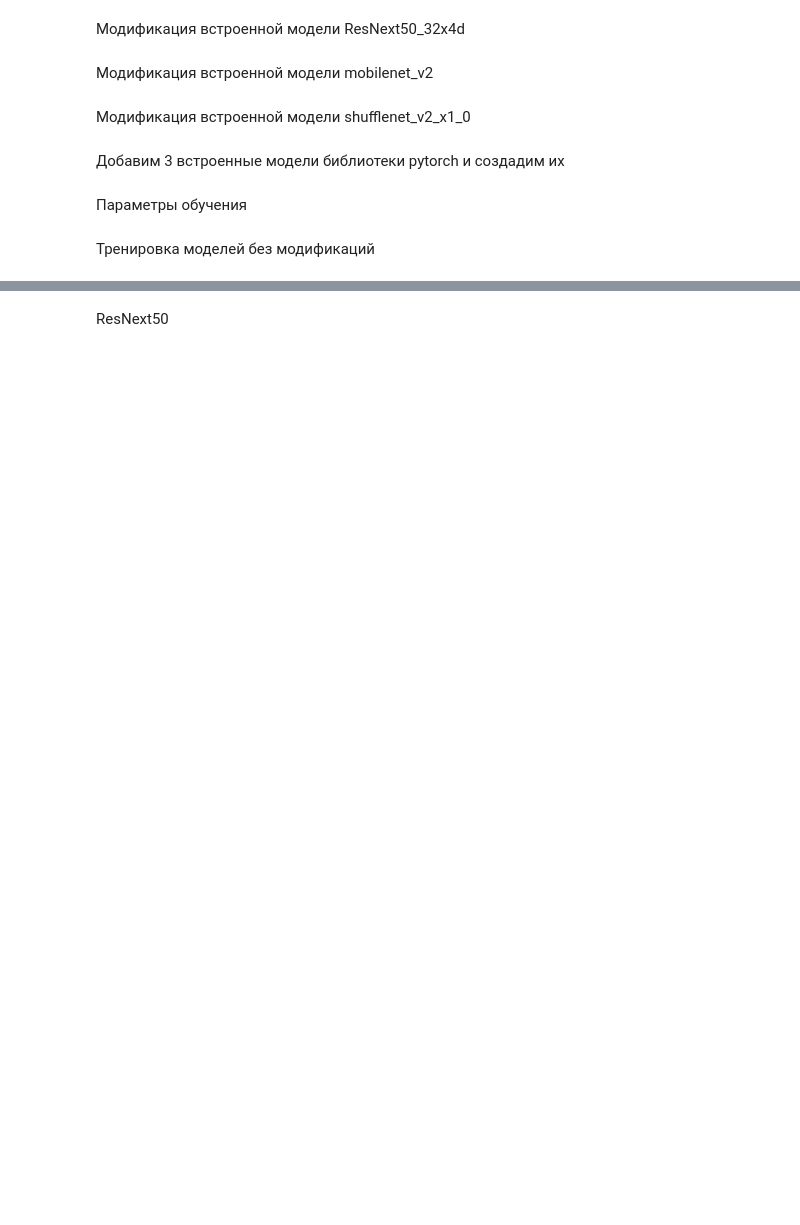
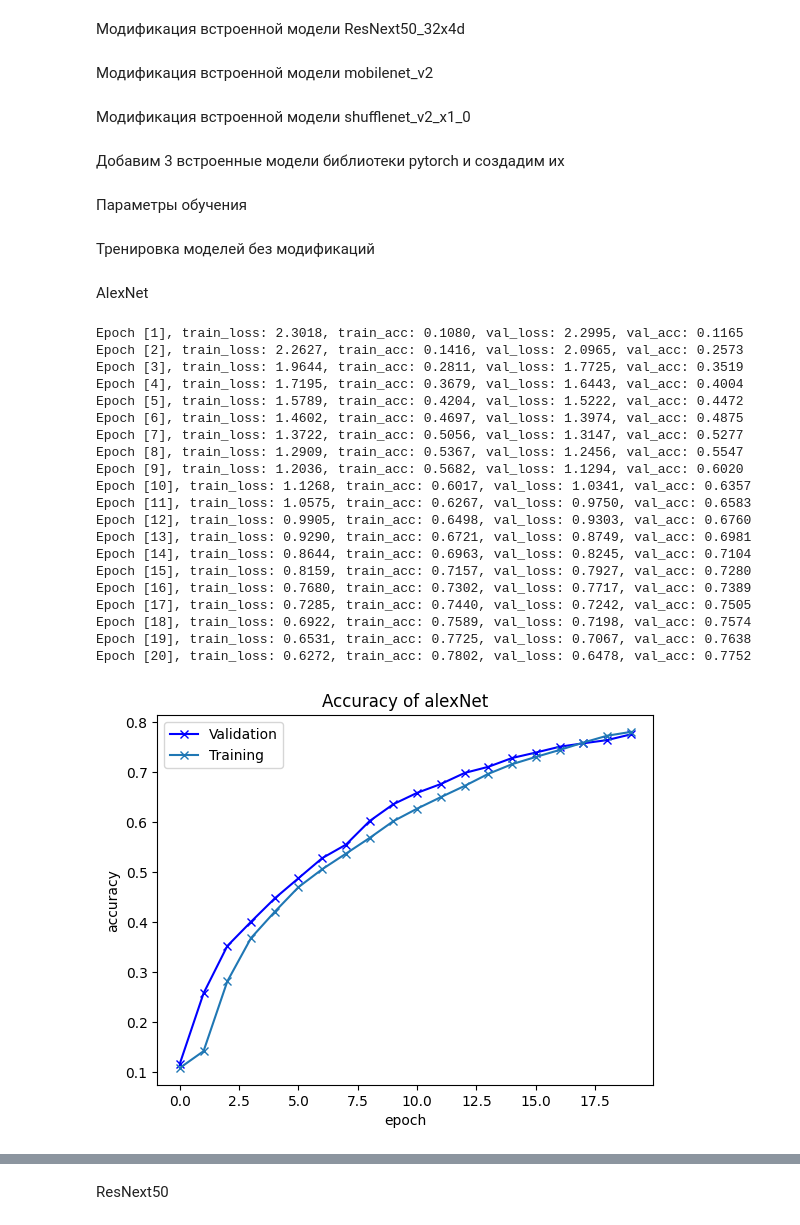
Before and after one commit to Serebro1/Deeplearn_lab4, a Jupyter notebook: transferModels.ipynb, the cells around one changed output, grey strips where cells are left out. Drawn from its saved outputs; the diff is of its cells as text; code cells hidden in the pictures; blank space fills up the shorter version.

```diff
--- a/transferModels.ipynb
+++ b/transferModels.ipynb
@@ -256,3 +259,21 @@ class AlexNet(nn.Module):
+# %%
+class AlexNet(ImageClassificationBase):
+    def __init__(self, num_classes: int) -> None:
+        model = models.alexnet()
+        model.classifier[6] = nn.Linear(model.classifier[6].in_features, num_classes)
+        super().__init__(model, "alexNet")
+
+class AlexNetMods(ImageClassificationBase):
+    def __init__(self, num_classes: int) -> None:
+        model = models.alexnet(weights = models.AlexNet_Weights.IMAGENET1K_V1)
+        model.classifier[6] = nn.Linear(model.classifier[6].in_features, num_classes)
+        for param in model.parameters():
+            param.requires_grad = False
+
+        for param in model.classifier.parameters():
+            param.requires_grad = True
+
+        super().__init__(model, "alexNet")
 # %% [markdown]
 Модификация встроенной модели ResNext50_32x4d
 # %%
@@ -329,7 +350,7 @@ class ShuffleNetV2Mods(ImageClassificationBase):
 # shuffle_netv2 = torch.hub.load('pytorch/vision:v0.10.0', 'shufflenet_v2_x1_0', pretrained=True)
 # shuffle_netv2 .eval()
 
-alex_net = ImageClassificationBase(AlexNet(), "alexNet")
+alex_net = AlexNet(10)
 res_next50 = ResNext50(10)
 mobile_net = MobileNetV2(10)
 shuffle_net = ShuffleNetV2(10)
@@ -348,0 +370,37 @@ lr = 0.001
+# %% [markdown]
+AlexNet
+# %%
+%%time
+history = fit_one_cycle(epochs, alex_net, trainloader, testloader, lr)
+
+plot_accuracies(history, alex_net.name)
+plt.show()
+plot_losses(history, alex_net.name)
+plt.show()
+
+best_accurate_model = AlexNet(10)
+best_accurate_model.model.load_state_dict(torch.load(MODEL_EXP_PATH + "/baseline_"+ alex_net.name +"_accuracy", weights_only = True))
+print("best acc in " + alex_net.name)
+print(evaluate(best_accurate_model, testloader))
+# %% [output]
+Epoch [1], train_loss: 2.3018, train_acc: 0.1080, val_loss: 2.2995, val_acc: 0.1165
+Epoch [2], train_loss: 2.2627, train_acc: 0.1416, val_loss: 2.0965, val_acc: 0.2573
+Epoch [3], train_loss: 1.9644, train_acc: 0.2811, val_loss: 1.7725, val_acc: 0.3519
+Epoch [4], train_loss: 1.7195, train_acc: 0.3679, val_loss: 1.6443, val_acc: 0.4004
+Epoch [5], train_loss: 1.5789, train_acc: 0.4204, val_loss: 1.5222, val_acc: 0.4472
+Epoch [6], train_loss: 1.4602, train_acc: 0.4697, val_loss: 1.3974, val_acc: 0.4875
+Epoch [7], train_loss: 1.3722, train_acc: 0.5056, val_loss: 1.3147, val_acc: 0.5277
+Epoch [8], train_loss: 1.2909, train_acc: 0.5367, val_loss: 1.2456, val_acc: 0.5547
+Epoch [9], train_loss: 1.2036, train_acc: 0.5682, val_loss: 1.1294, val_acc: 0.6020
+Epoch [10], train_loss: 1.1268, train_acc: 0.6017, val_loss: 1.0341, val_acc: 0.6357
+Epoch [11], train_loss: 1.0575, train_acc: 0.6267, val_loss: 0.9750, val_acc: 0.6583
+Epoch [12], train_loss: 0.9905, train_acc: 0.6498, val_loss: 0.9303, val_acc: 0.6760
+Epoch [13], train_loss: 0.9290, train_acc: 0.6721, val_loss: 0.8749, val_acc: 0.6981
+Epoch [14], train_loss: 0.8644, train_acc: 0.6963, val_loss: 0.8245, val_acc: 0.7104
+Epoch [15], train_loss: 0.8159, train_acc: 0.7157, val_loss: 0.7927, val_acc: 0.7280
+Epoch [16], train_loss: 0.7680, train_acc: 0.7302, val_loss: 0.7717, val_acc: 0.7389
+Epoch [17], train_loss: 0.7285, train_acc: 0.7440, val_loss: 0.7242, val_acc: 0.7505
+Epoch [18], train_loss: 0.6922, train_acc: 0.7589, val_loss: 0.7198, val_acc: 0.7574
+Epoch [19], train_loss: 0.6531, train_acc: 0.7725, val_loss: 0.7067, val_acc: 0.7638
+Epoch [20], train_loss: 0.6272, train_acc: 0.7802, val_loss: 0.6478, val_acc: 0.7752
+[figure, added]
```
Also changed, not shown: parts of 21 cells of this notebook.
